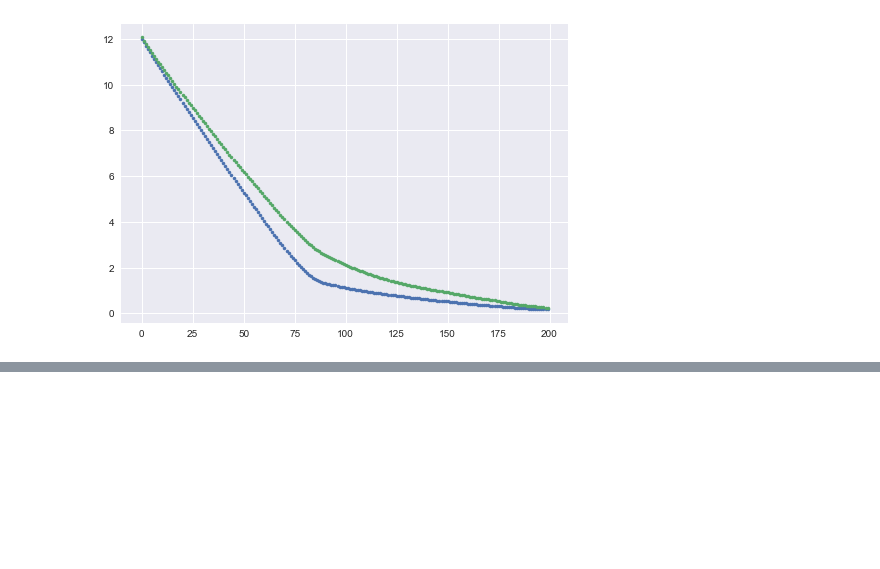
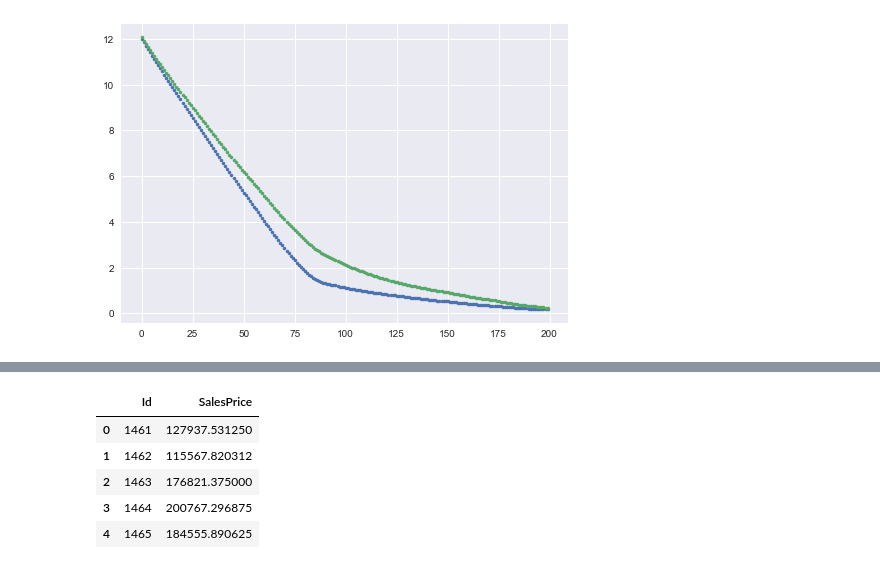
Before and after one commit to kamrik/ML2, a Jupyter notebook: slides/05_week.ipynb, the cells around one changed output, grey strips where cells are left out. Cells and saved outputs as stored; diff of their text form; code cells hidden in the pictures; blank space fills up the shorter version.

```diff
--- a/slides/05_week.ipynb
+++ b/slides/05_week.ipynb
@@ -217,0 +216,10 @@ plt.plot(np.sqrt(hist.history['val_loss']), '.')
+# %%
+df_submit = pd.DataFrame({'Id': df_test['Id'], 'SalesPrice':yp})
+df_submit.head()
+# %% [output]
+|  | Id | SalesPrice |
+| 0 | 1461 | 127937.531250 |
+| 1 | 1462 | 115567.820312 |
+| 2 | 1463 | 176821.375000 |
+| 3 | 1464 | 200767.296875 |
+| 4 | 1465 | 184555.890625 |
```
Also changed, not shown: parts of 10 cells of this notebook.
